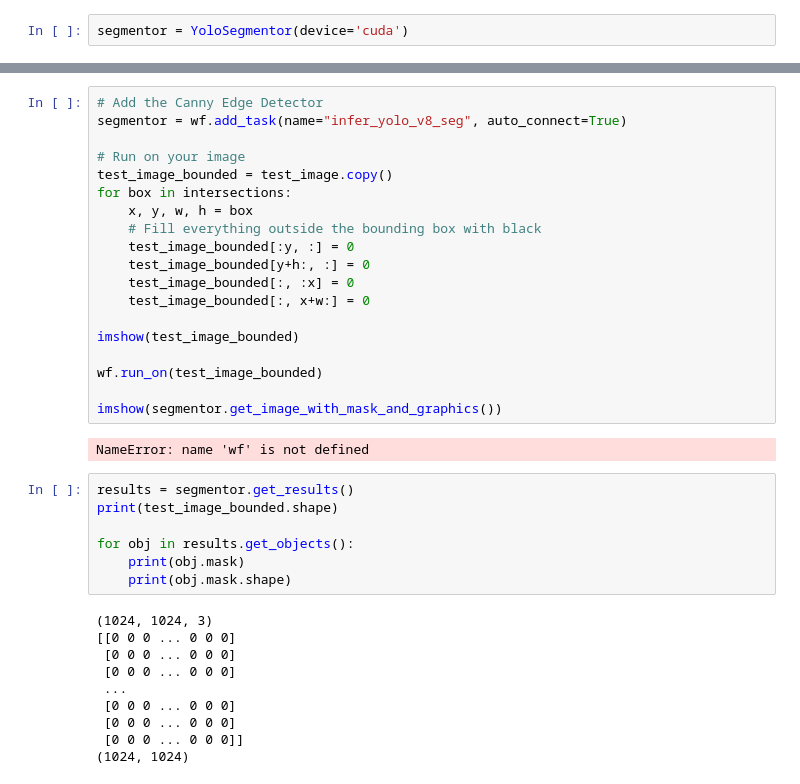
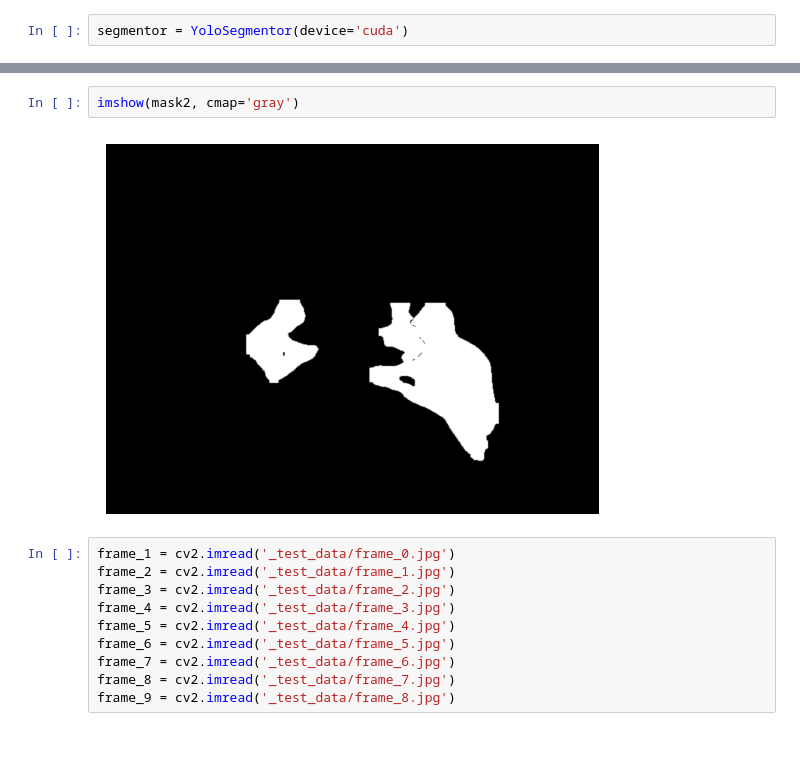
Before and after one commit to Mathixx/INF573-MakeBenardDisappear, a Jupyter notebook: test_detectors.ipynb, the cells around one changed output, grey strips where cells are left out. Drawn from its saved outputs; the diff is of its cells as text; blank space fills up the shorter version.

```diff
--- a/test_detectors.ipynb
+++ b/test_detectors.ipynb
@@ -369,38 +128,14 @@ imshow(blurred_image)
-# %%
-# Add the Canny Edge Detector
-segmentor = wf.add_task(name="infer_yolo_v8_seg", auto_connect=True)
-
-# Run on your image
-test_image_bounded = test_image.copy()
-for box in intersections:
-    x, y, w, h = box
-    # Fill everything outside the bounding box with black
-    test_image_bounded[:y, :] = 0
-    test_image_bounded[y+h:, :] = 0
-    test_image_bounded[:, :x] = 0
-    test_image_bounded[:, x+w:] = 0
-
-imshow(test_image_bounded)
-
-wf.run_on(test_image_bounded)
-
-imshow(segmentor.get_image_with_mask_and_graphics())
-# %% [output]
-NameError: name 'wf' is not defined
-# %%
-results = segmentor.get_results()
-print(test_image_bounded.shape)
-
-for obj in results.get_objects():
-    print(obj.mask)
-    print(obj.mask.shape)
-# %% [output]
-(1024, 1024, 3)
-[[0 0 0 ... 0 0 0]
- [0 0 0 ... 0 0 0]
- [0 0 0 ... 0 0 0]
- ...
- [0 0 0 ... 0 0 0]
- [0 0 0 ... 0 0 0]
- [0 0 0 ... 0 0 0]]
-(1024, 1024)
+# %%
+imshow(mask2, cmap='gray')
+# %% [output]
+[figure, added]
+# %%
+frame_1 = cv2.imread('_test_data/frame_0.jpg')
+frame_2 = cv2.imread('_test_data/frame_1.jpg')
+frame_3 = cv2.imread('_test_data/frame_2.jpg')
+frame_4 = cv2.imread('_test_data/frame_3.jpg')
+frame_5 = cv2.imread('_test_data/frame_4.jpg')
+frame_6 = cv2.imread('_test_data/frame_5.jpg')
+frame_7 = cv2.imread('_test_data/frame_6.jpg')
+frame_8 = cv2.imread('_test_data/frame_7.jpg')
+frame_9 = cv2.imread('_test_data/frame_8.jpg')
```
Also changed, not shown: parts of 41 cells of this notebook, 2 other files.
